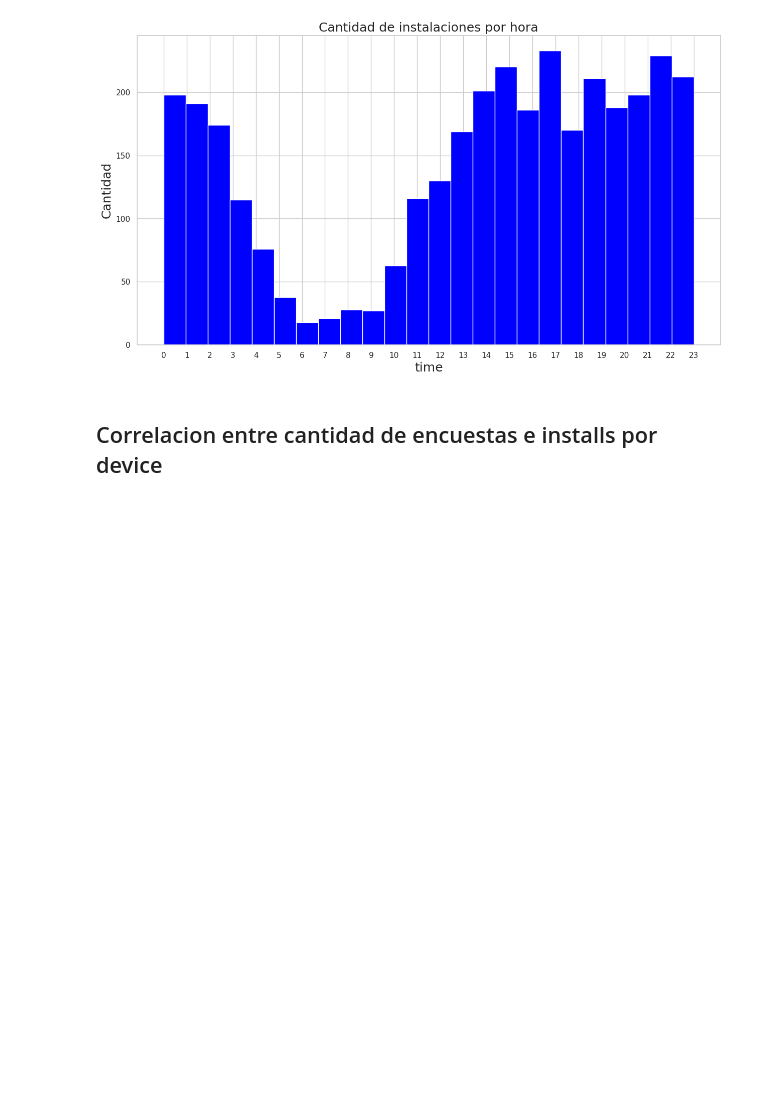
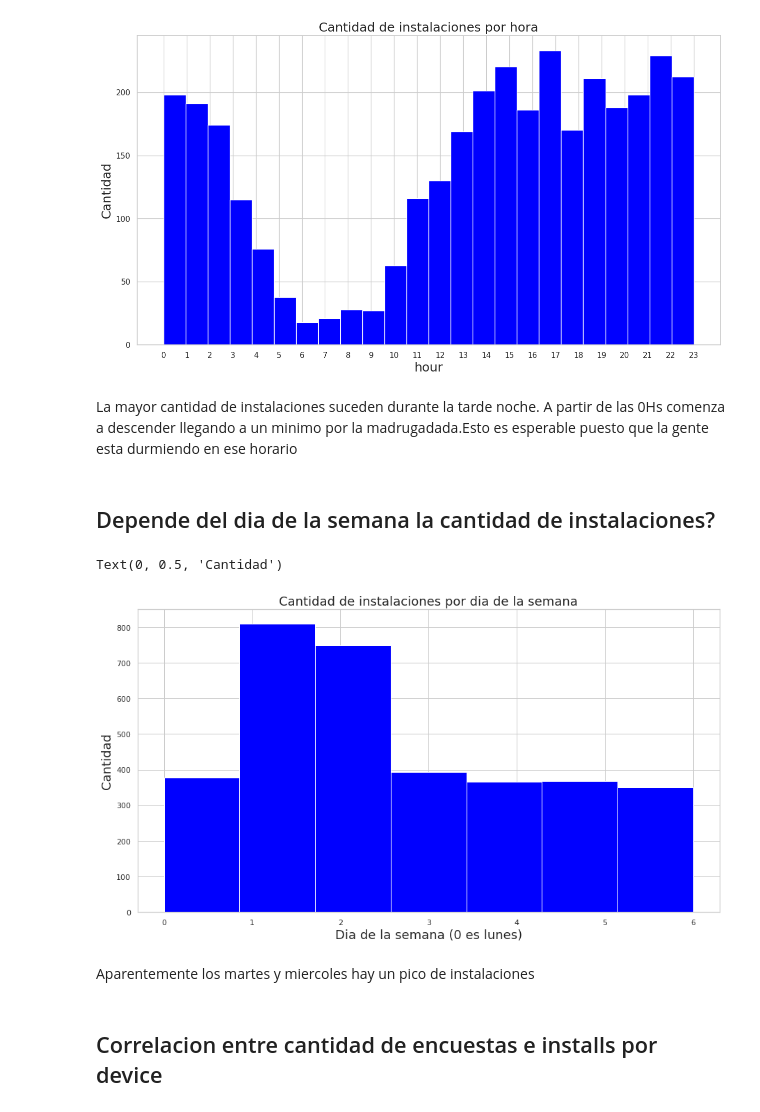
Before and after one commit to gatti2602/7506-datos, a Jupyter notebook: manu/installs.ipynb, the cells around one changed output. Saved outputs shown, nothing was run; the diff lists cells and outputs as text; code cells hidden in the pictures; blank space fills up the shorter version.

```diff
--- a/manu/installs.ipynb
+++ b/manu/installs.ipynb
@@ -66,7 +66,7 @@ El ~80% de la instalaciones se realizan estando conectados a wifi
 ## En que horarios sucede la mayor cantidad de instalaciones?
 # %%
 installs['created'] = pd.to_datetime(installs['created'])
-installs['time'] = installs['created'].dt.hour
+installs['hour'] = installs['created'].dt.hour
 # %%
 import matplotlib.pyplot as plt
 import seaborn as sns
@@ -88,6 +88,22 @@ grafico_hora.set_ylabel('Cantidad', fontsize = 18)
 # %% [output]
 Text(0, 0.5, 'Cantidad')
 [figure]
+# %% [markdown]
+La mayor cantidad de instalaciones suceden durante la tarde noche. A partir de las 0Hs comenza a descender llegando a un minimo por la madrugadada.Esto es esperable puesto que la gente esta durmiendo en ese horario
+# %% [markdown]
+## Depende del dia de la semana la cantidad de instalaciones?
+# %%
+installs['weekday'] = installs['created'].dt.weekday
+# %%
+grafico_dia = installs['weekday'].plot.hist(bins = 7, color = 'blue', figsize = (15,8))
+grafico_dia.set_title('Cantidad de instalaciones por dia de la semana', fontsize = 18)
+grafico_dia.set_xlabel('Dia de la semana (0 es lunes)', fontsize = 18)
+grafico_dia.set_ylabel('Cantidad', fontsize = 18)
+# %% [output]
+Text(0, 0.5, 'Cantidad')
+[figure, added]
+# %% [markdown]
+Aparentemente los martes y miercoles hay un pico de instalaciones
 # %% [markdown]
 ## Correlacion entre cantidad de encuestas e installs por device
 # %% [markdown]
```
Also changed, not shown: parts of 2 cells of this notebook, 1 other file.
